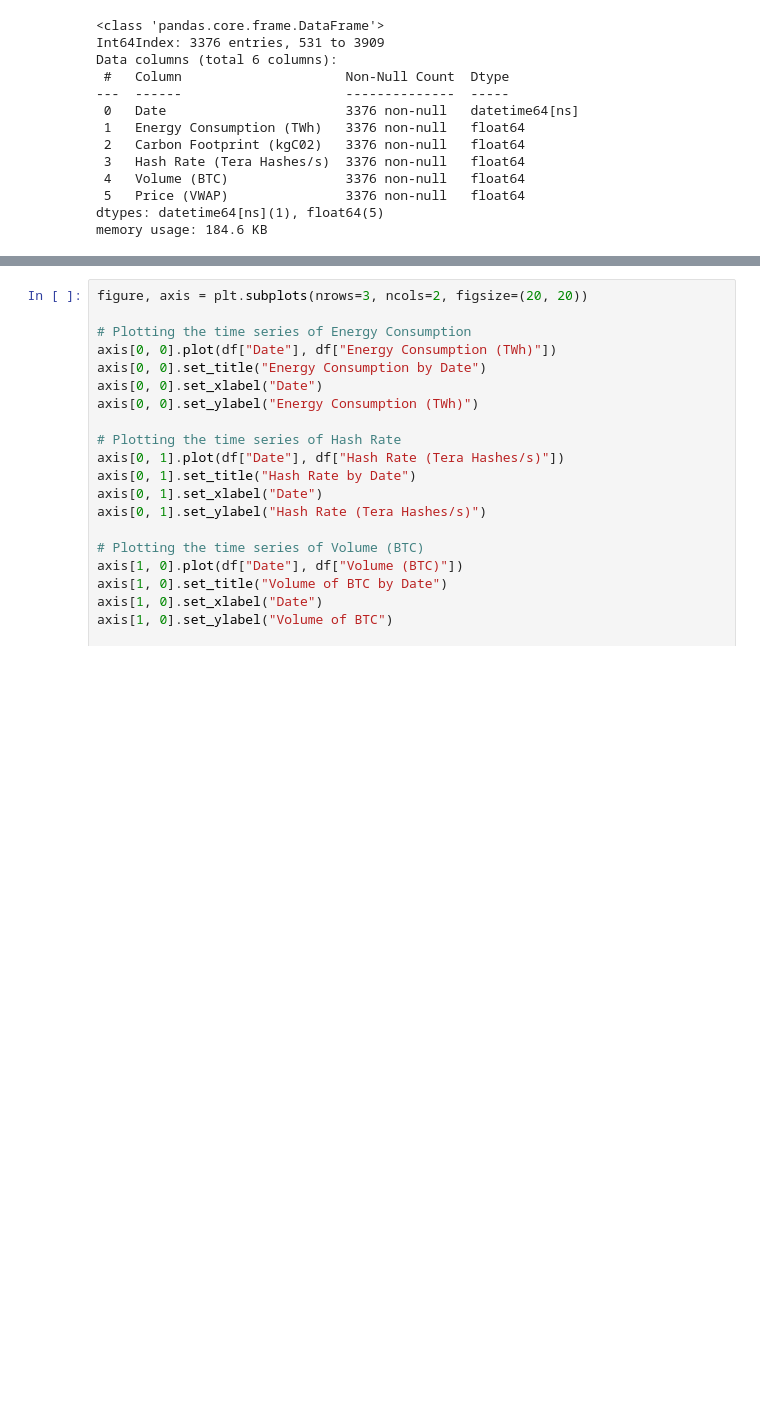
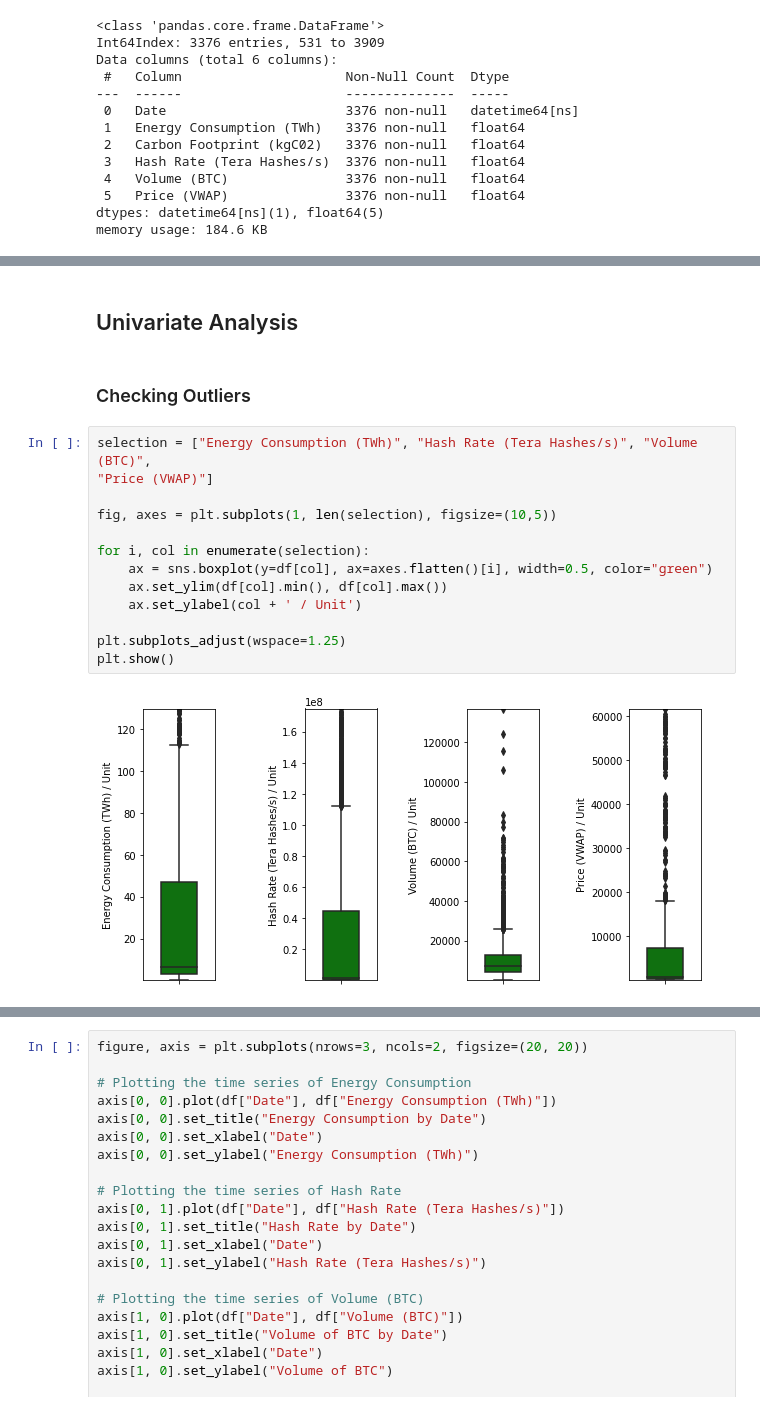
Before and after one commit to nicocoloco/cs132proj, a Jupyter notebook: CS-132-Final-Project.ipynb, the cells around one changed output, grey strips where cells are left out. Drawn from its saved outputs; the diff is of its cells as text; blank space fills up the shorter version.

```diff
--- a/CS-132-Final-Project.ipynb
+++ b/CS-132-Final-Project.ipynb
@@ -416,0 +466,19 @@ The <i>time series line plot</i> and <i>scatter plot</i> will be used to visuali
+# %% [markdown]
+## Univariate Analysis
+# %% [markdown]
+### Checking Outliers
+# %%
+selection = ["Energy Consumption (TWh)", "Hash Rate (Tera Hashes/s)", "Volume (BTC)",
+"Price (VWAP)"]
+
+fig, axes = plt.subplots(1, len(selection), figsize=(10,5))
+
+for i, col in enumerate(selection):
+    ax = sns.boxplot(y=df[col], ax=axes.flatten()[i], width=0.5, color="green")
+    ax.set_ylim(df[col].min(), df[col].max())
+    ax.set_ylabel(col + ' / Unit')
+
+plt.subplots_adjust(wspace=1.25)
+plt.show()
+# %% [output]
+[figure, added]
```
Also changed, not shown: parts of 23 cells of this notebook.
